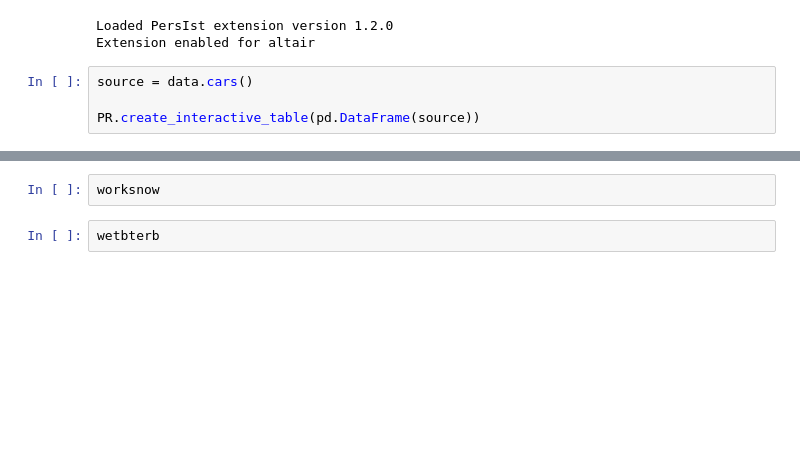
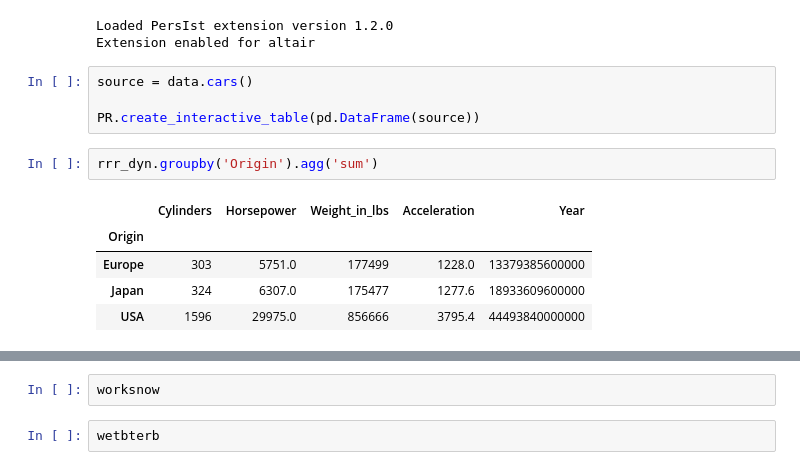
Before and after one commit to visdesignlab/persist, a Jupyter notebook: examples/basic_ext_test.ipynb, the cells around one changed output, grey strips where cells are left out. Cells and saved outputs as stored; diff of their text form; blank space fills up the shorter version.

```diff
--- a/examples/basic_ext_test.ipynb
+++ b/examples/basic_ext_test.ipynb
@@ -17,3 +17,11 @@ Extension enabled for altair
 source = data.cars()
 
 PR.create_interactive_table(pd.DataFrame(source))
+# %%
+rrr_dyn.groupby('Origin').agg('sum')
+# %% [output]
+|  | Cylinders | Horsepower | Weight_in_lbs | Acceleration | Year |
+| Origin |  |  |  |  |  |
+| Europe | 303 | 5751.0 | 177499 | 1228.0 | 13379385600000 |
+| Japan | 324 | 6307.0 | 175477 | 1277.6 | 18933609600000 |
+| USA | 1596 | 29975.0 | 856666 | 3795.4 | 44493840000000 |
```
Also changed, not shown: parts of 7 cells of this notebook, 11 other files.
